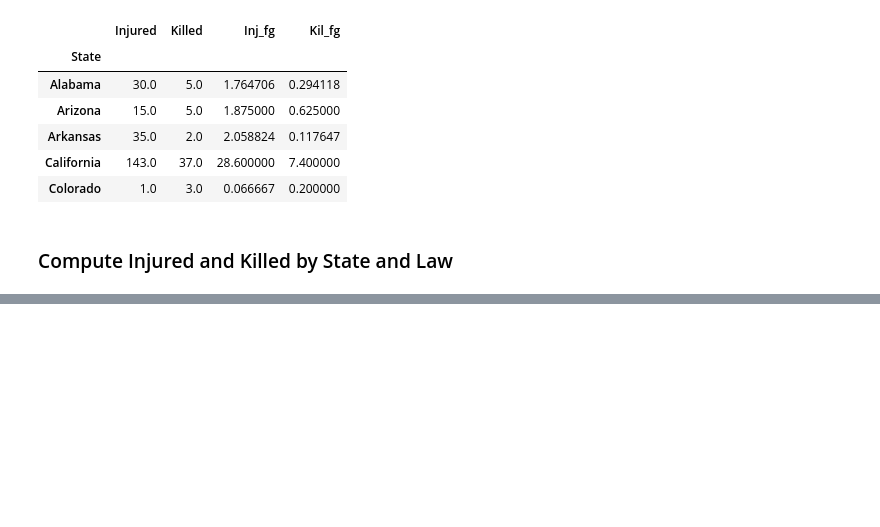
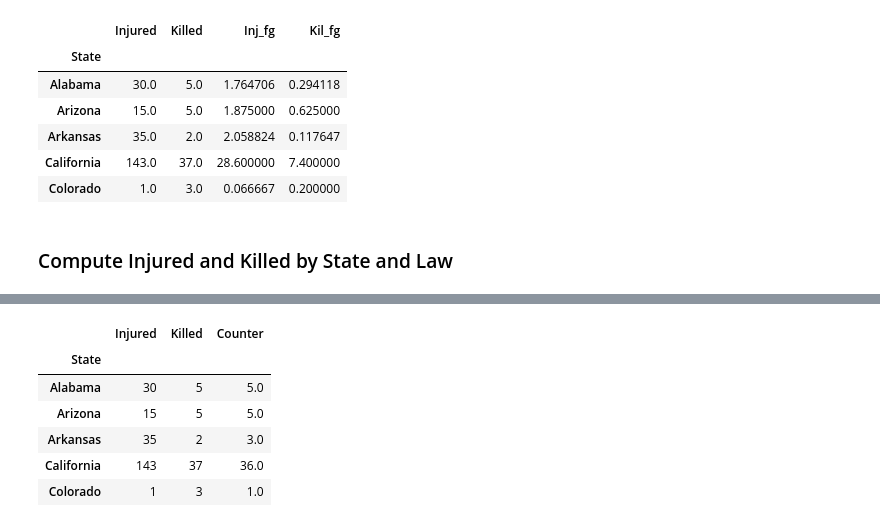
Before and after one commit to enguerrandgrx/DataViz, a Jupyter notebook: USA_MS_2017.ipynb, the cells around one changed output, grey strips where cells are left out. Cells and saved outputs as stored; diff of their text form; code cells hidden in the pictures; blank space fills up the shorter version.

Commit message:
Data

```diff
--- a/USA_MS_2017.ipynb
+++ b/USA_MS_2017.ipynb
@@ -117,7 +175,7 @@ MS.to_csv('MS_USA_2017.csv')
 # %% [markdown]
 ### Compute Injured and Killed by State and Population
 # %%
-MS = pd.read_csv('MS_USA_2017.csv')
+MS = pd.read_csv('data/MS_USA_2017.csv')
 # %%
 POP = pd.read_csv('data/pop_all_usa.csv')
 # %%
@@ -196,0 +280,10 @@ Killed_Injured_FG.to_csv('Killed_Injured_FG.csv')
+# %%
+Killed_Injured.head()
+# %% [output]
+|  | Injured | Killed | Counter |
+| State |  |  |  |
+| Alabama | 30 | 5 | 5.0 |
+| Arizona | 15 | 5 | 5.0 |
+| Arkansas | 35 | 2 | 3.0 |
+| California | 143 | 37 | 36.0 |
+| Colorado | 1 | 3 | 1.0 |
```
Also changed, not shown: parts of 38 cells of this notebook, 2 other files.
